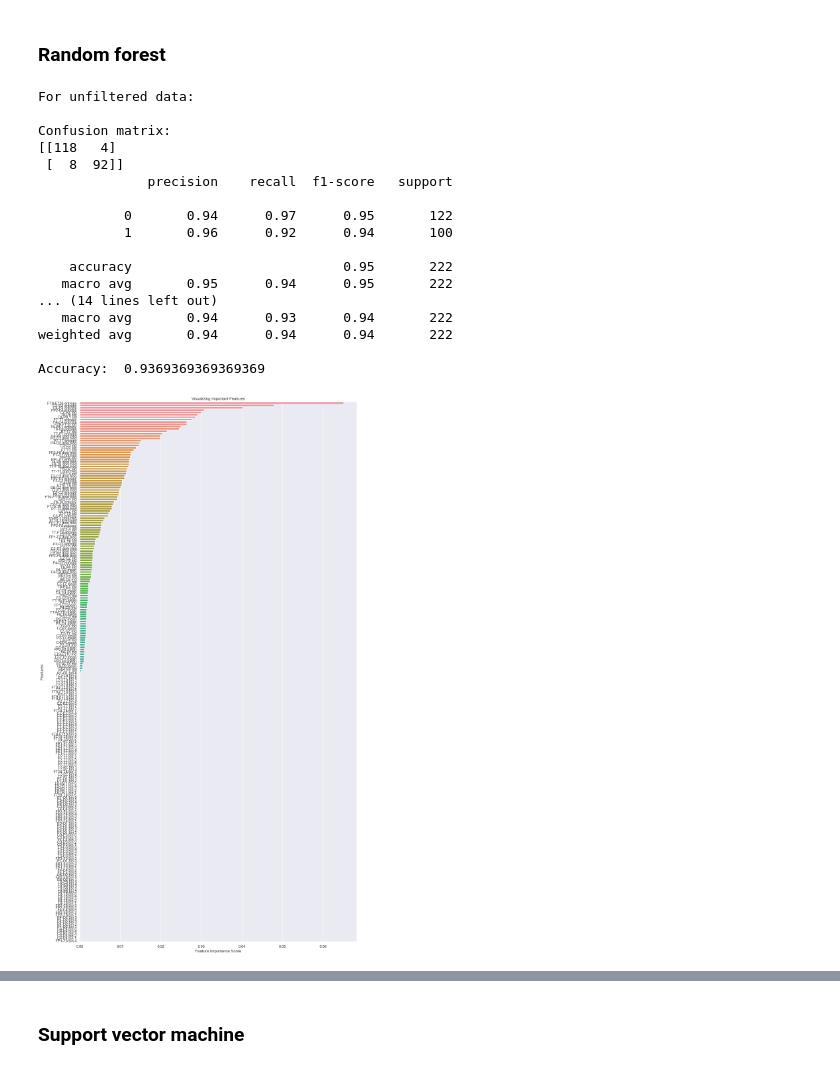
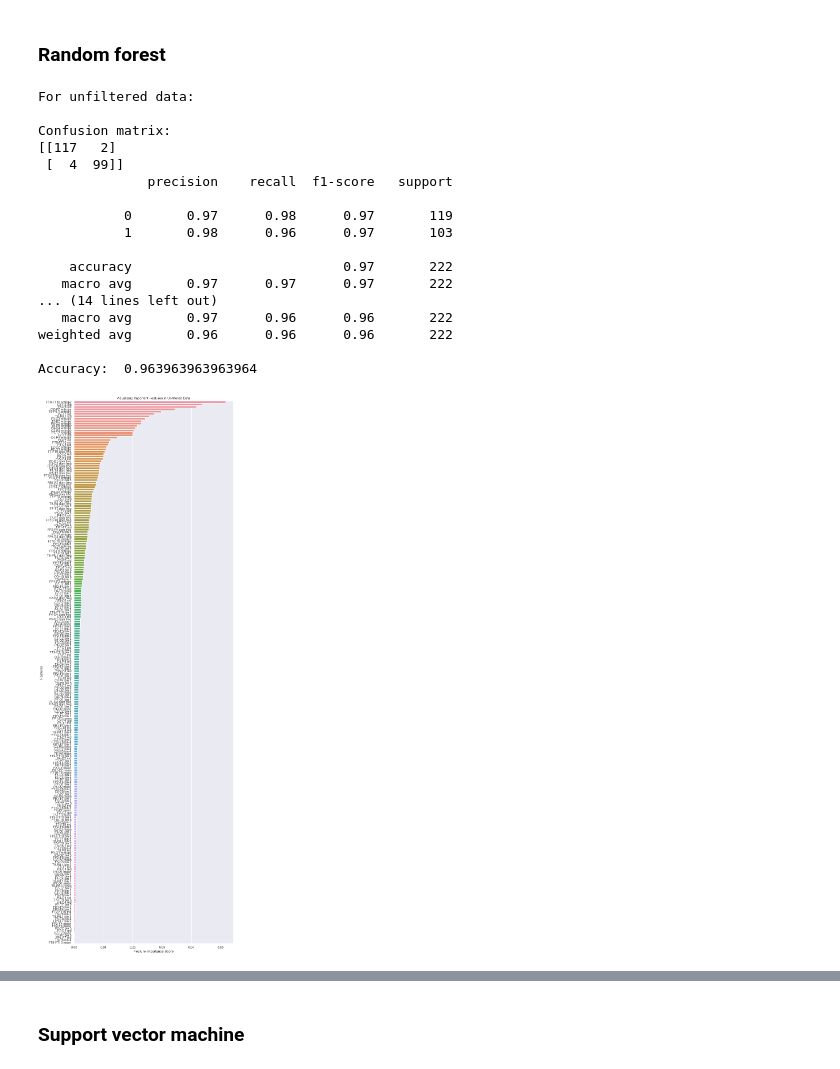
Before and after one commit to Juoksuorava/Biosignal-Analytics-2022, a Jupyter notebook: EEG_seizure_exercise.ipynb, the cells around one changed output, grey strips where cells are left out. Saved outputs shown, nothing was run; the diff lists cells and outputs as text; code cells hidden in the pictures.

```diff
--- a/EEG_seizure_exercise.ipynb
+++ b/EEG_seizure_exercise.ipynb
@@ -148,9 +148,9 @@ def PSD_DF_bins(data, freq, freqs_array):
             temp_df_array.append(frequencies[PSD.tolist().index(max(PSD))])
             PSD_bin_sum = []
             for k in range(freqs_array.shape[0]-1):
-                PSD_bin_sum.append(np.sum(PSD[np.where((frequencies >= freq_array[k]) & (frequencies < freqs_array[k+1]))]))
+                PSD_bin_sum.append(np.sum(PSD[np.where((frequencies >= freqs_array[k]) & (frequencies < freqs_array[k+1]))]))
             for l in PSD_bin_sum:
-                temp_psd_array.append(m)
+                temp_psd_array.append(l)
         psd_array.append(temp_psd_array)
         df_array.append(temp_df_array)
     final_psd_dataframe = pd.DataFrame(psd_array, columns=bin_df_columns)
@@ -322,7 +308,7 @@ Please also refer to the documentation for alternative solver options:
 ## Unfiltered data
 
 # Random forest model
-unfiltered_forest = RandomForestClassifier(n_estimators=100).fit(unfiltered_X_train_z_np, unfiltered_y_train_np.ravel())
+unfiltered_forest = RandomForestClassifier(n_estimators=120).fit(unfiltered_X_train_z_np, unfiltered_y_train_np.ravel())
 
 unfiltered_forest_preds = unfiltered_forest.predict(unfiltered_X_test_z_np)
 
@@ -340,7 +326,7 @@ print("Accuracy: ",metrics.accuracy_score(unfiltered_y_test_np, unfiltered_fores
 ## Filtered data
 
 # Random forest model
-filtered_forest = RandomForestClassifier(n_estimators=100).fit(filtered_X_train_z_np, filtered_y_train_np.ravel())
+filtered_forest = RandomForestClassifier(n_estimators=120).fit(filtered_X_train_z_np, filtered_y_train_np.ravel())
 
 filtered_forest_preds = filtered_forest.predict(filtered_X_test_z_np)
 
@@ -358,31 +344,32 @@ print("Accuracy: ",metrics.accuracy_score(filtered_y_test_np, filtered_forest_pr
 For unfiltered data:
 
 Confusion matrix:
-[[118   4]
- [  8  92]]
+[[117   2]
+ [  4  99]]
               precision    recall  f1-score   support
 
-           0       0.94      0.97      0.95       122
-           1       0.96      0.92      0.94       100
+           0       0.97      0.98      0.97       119
+           1       0.98      0.96      0.97       103
 
-    accuracy                           0.95       222
-   macro avg       0.95      0.94      0.95       222
+    accuracy                           0.97       222
+   macro avg       0.97      0.97      0.97       222
 ... (14 lines left out)
-   macro avg       0.94      0.93      0.94       222
-weighted avg       0.94      0.94      0.94       222
+   macro avg       0.97      0.96      0.96       222
+weighted avg       0.96      0.96      0.96       222
 
-Accuracy:  0.9369369369369369
+Accuracy:  0.963963963963964
 # %%
-feature_imp = pd.Series(unfiltered_forest.feature_importances_,index=unfiltered_X_train_z.columns).sort_values(ascending=False)
+# Feature importance in random forest for unfiltered data
+feature_imp_unf = pd.Series(unfiltered_forest.feature_importances_,index=unfiltered_X_train_z.columns).sort_values(ascending=False)
 
 %matplotlib inline
 # Creating a bar plot
-sns.set(rc = {'figure.figsize':(15,30)})
-sns.barplot(x=feature_imp, y=feature_imp.index)
+sns.set(rc = {'figure.figsize':(10,35)})
+sns.barplot(x=feature_imp_unf, y=feature_imp_unf.index)
 # Add labels to your graph
 plt.xlabel('Feature Importance Score')
 plt.ylabel('Features')
-plt.title("Visualizing Important Features")
+plt.title("Visualizing Important Features in Unfiltered Data")
 plt.show()
 # %% [output]
-[figure, old version]
+[figure, new version]
```
Also changed, not shown: parts of 11 cells of this notebook.
